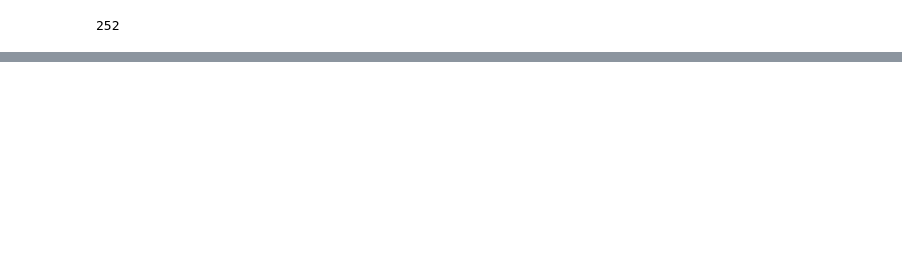
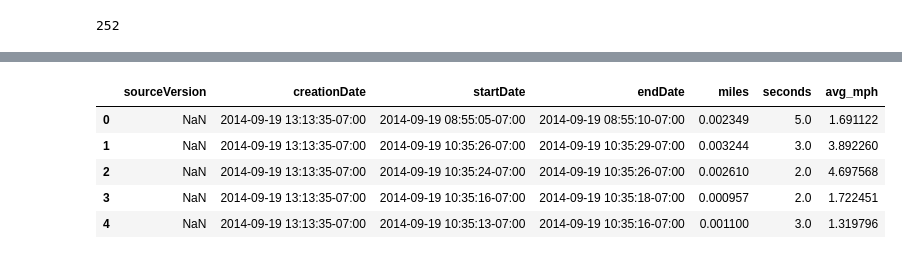
Before and after one commit to bkdevart/health_data, a Jupyter notebook: data_preprocess.ipynb, the cells around one changed output, grey strips where cells are left out. Saved outputs shown, nothing was run; the diff lists cells and outputs as text; code cells hidden in the pictures; blank space fills up the shorter version.

```diff
--- a/data_preprocess.ipynb
+++ b/data_preprocess.ipynb
@@ -163,0 +173,37 @@ len(cycling_df.creationDate.dt.date.unique())
+# %%
+# process similarly to cycling data (refactor into function in case this pattern continues)
+def preprocess_exercise(df, filename):
+    # clean up exercise data - may want to restore device later
+    df.drop(['type', 'sourceName', 'unit', 'device'],
+                    axis=1,
+                    inplace=True)
+    df.rename(columns={'value': 'miles'}, inplace=True)
+    df['miles'] = pd.to_numeric(df['miles'])
+    df['creationDate'] = df['creationDate'].dt.tz_convert('US/Arizona')
+    df['startDate'] = df['startDate'].dt.tz_convert('US/Arizona')
+    df['endDate'] = df['endDate'].dt.tz_convert('US/Arizona')
+    df.sort_values(['creationDate'], inplace=True)
+    df.reset_index(drop=True, inplace=True)
+
+    # calculate times, speed
+    df['seconds'] = (df['endDate'] - df['startDate']).dt.total_seconds()
+    df['avg_mph'] = df['miles'] / (df['seconds'] / 3600)
+
+    # export granular, focused data for analysis
+    df.to_csv(f'cleaned_data/{filename}.csv', index=False)
+
+    # export daily summaries for analysis
+    df_date = df.groupby(df['startDate'].dt.date)[['miles', 'seconds']].sum().reset_index()
+    df_date.to_csv(f'cleaned_data/daily_{filename}.csv', index=False)
+    return df
+
+walking_running_df = preprocess_exercise(walking_running_df, 'walking_running')
+# %%
+walking_running_df.head()
+# %% [output]
+|  | sourceVersion | creationDate | startDate | endDate | miles | seconds | avg_mph |
+| 0 | NaN | 2014-09-19 13:13:35-07:00 | 2014-09-19 08:55:05-07:00 | 2014-09-19 08:55:10-07:00 | 0.002349 | 5.0 | 1.691122 |
+| 1 | NaN | 2014-09-19 13:13:35-07:00 | 2014-09-19 10:35:26-07:00 | 2014-09-19 10:35:29-07:00 | 0.003244 | 3.0 | 3.892260 |
+| 2 | NaN | 2014-09-19 13:13:35-07:00 | 2014-09-19 10:35:24-07:00 | 2014-09-19 10:35:26-07:00 | 0.002610 | 2.0 | 4.697568 |
+| 3 | NaN | 2014-09-19 13:13:35-07:00 | 2014-09-19 10:35:16-07:00 | 2014-09-19 10:35:18-07:00 | 0.000957 | 2.0 | 1.722451 |
+| 4 | NaN | 2014-09-19 13:13:35-07:00 | 2014-09-19 10:35:13-07:00 | 2014-09-19 10:35:16-07:00 | 0.001100 | 3.0 | 1.319796 |
```
Also changed, not shown: parts of 3 cells of this notebook, 1 other file.
